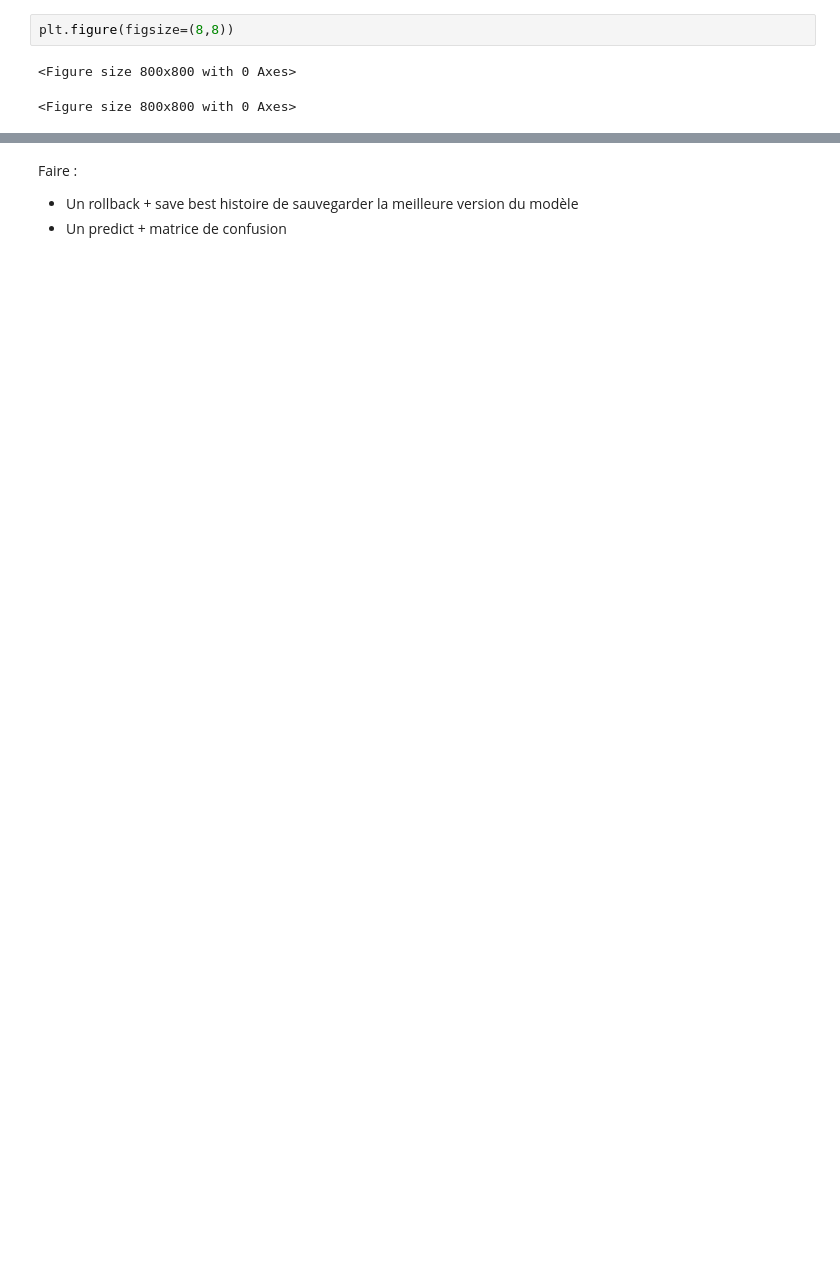
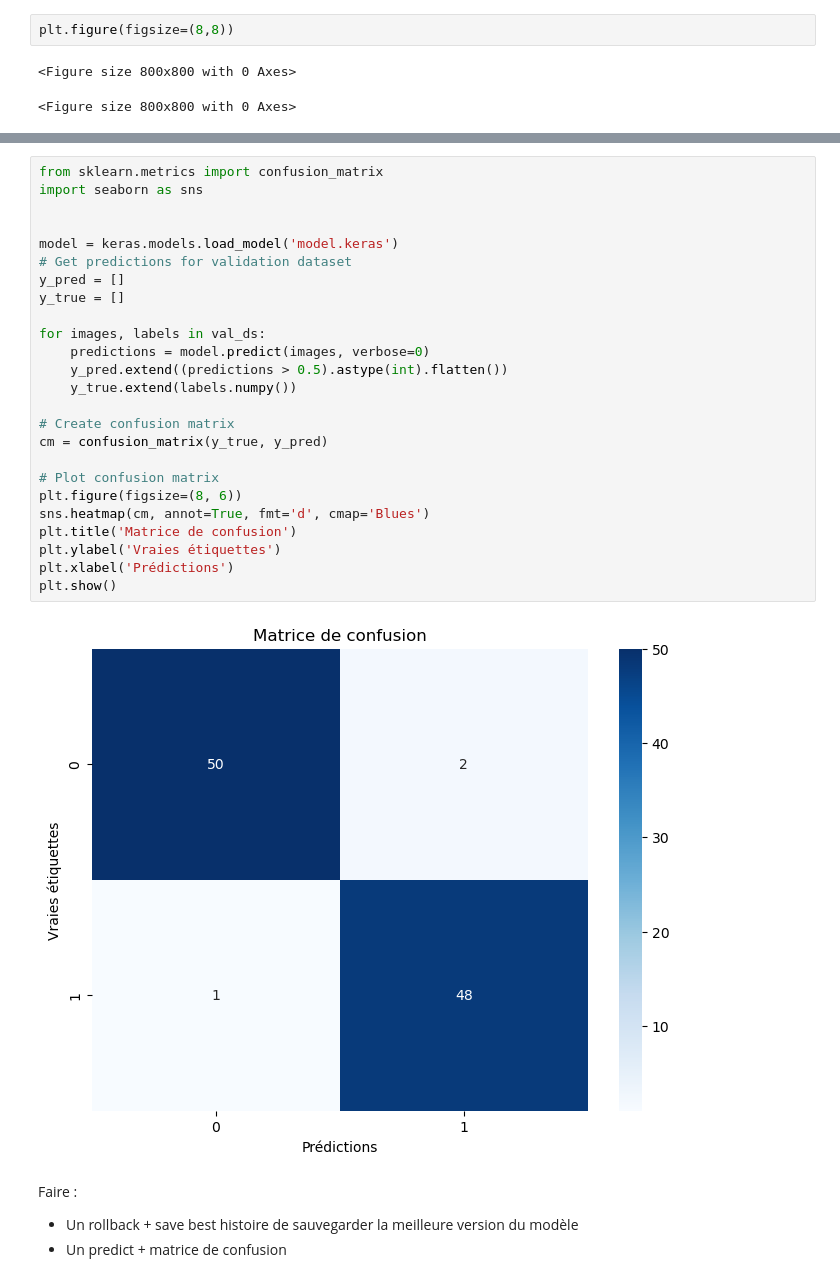
Before and after one commit to Spokay/Wildlens_CNN, a Jupyter notebook: notebooks/binary_model.ipynb, the cells around one changed output, grey strips where cells are left out. Cells and saved outputs as stored; diff of their text form; blank space fills up the shorter version.

```diff
--- a/notebooks/binary_model.ipynb
+++ b/notebooks/binary_model.ipynb
@@ -166,3 +181,30 @@ binary_model.predict
+# %%
+from sklearn.metrics import confusion_matrix
+import seaborn as sns
+
+
+model = keras.models.load_model('model.keras')
+# Get predictions for validation dataset
+y_pred = []
+y_true = []
+
+for images, labels in val_ds:
+    predictions = model.predict(images, verbose=0)
+    y_pred.extend((predictions > 0.5).astype(int).flatten())
+    y_true.extend(labels.numpy())
+
+# Create confusion matrix
+cm = confusion_matrix(y_true, y_pred)
+
+# Plot confusion matrix
+plt.figure(figsize=(8, 6))
+sns.heatmap(cm, annot=True, fmt='d', cmap='Blues')
+plt.title('Matrice de confusion')
+plt.ylabel('Vraies étiquettes')
+plt.xlabel('Prédictions')
+plt.show()
+# %% [output]
+[figure, added]
 # %% [markdown]
 Faire :
 - Un rollback + save best histoire de sauvegarder la meilleure version du modèle
```
Also changed, not shown: parts of 16 cells of this notebook, 8 other files.
